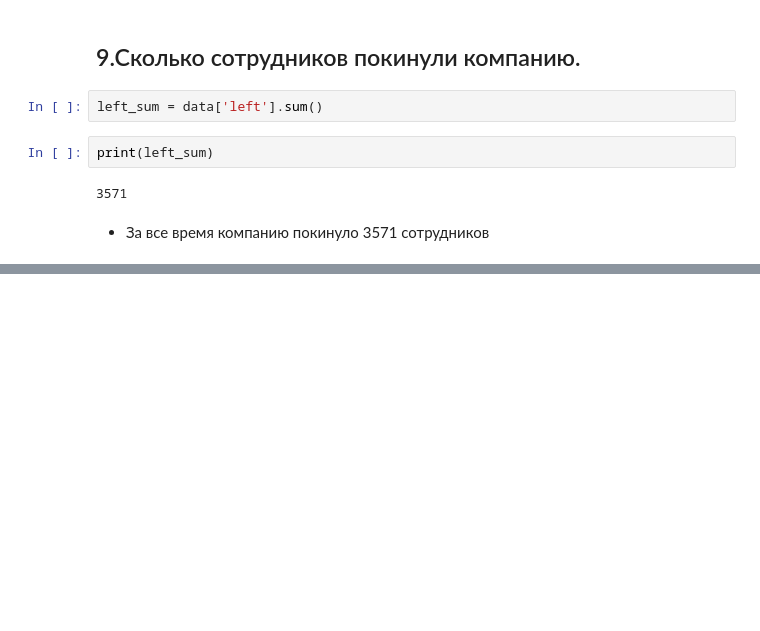
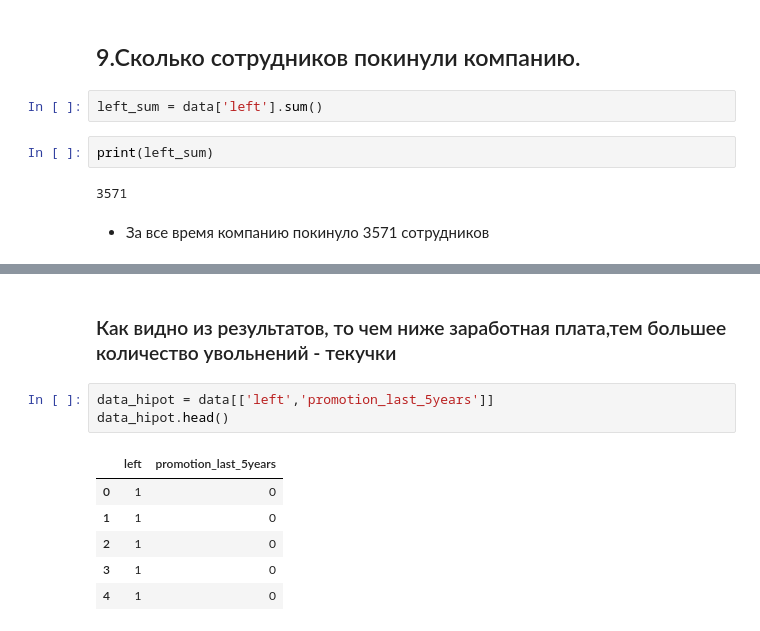
Before and after one commit to Alexander-ASU/sql, a Jupyter notebook: Python 3/Дипломная работа - статистика.ipynb, the cells around one changed output, grey strips where cells are left out. Saved outputs shown, nothing was run; the diff lists cells and outputs as text; blank space fills up the shorter version.

```diff
--- a/Python 3/Дипломная работа - статистика.ipynb
+++ b/Python 3/Дипломная работа - статистика.ipynb
@@ -292,0 +354,12 @@ print(left_sum)
+# %% [markdown]
+### Как видно из результатов, то чем ниже заработная плата,тем большее количество увольнений - текучки
+# %%
+data_hipot = data[['left','promotion_last_5years']]
+data_hipot.head()
+# %% [output]
+|  | left | promotion_last_5years |
+| 0 | 1 | 0 |
+| 1 | 1 | 0 |
+| 2 | 1 | 0 |
+| 3 | 1 | 0 |
+| 4 | 1 | 0 |
```
Also changed, not shown: parts of 10 cells of this notebook.
